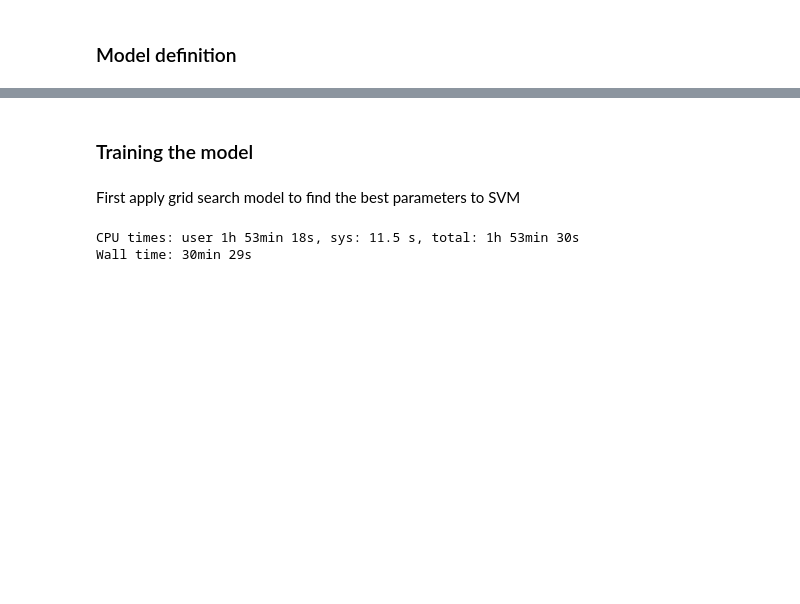
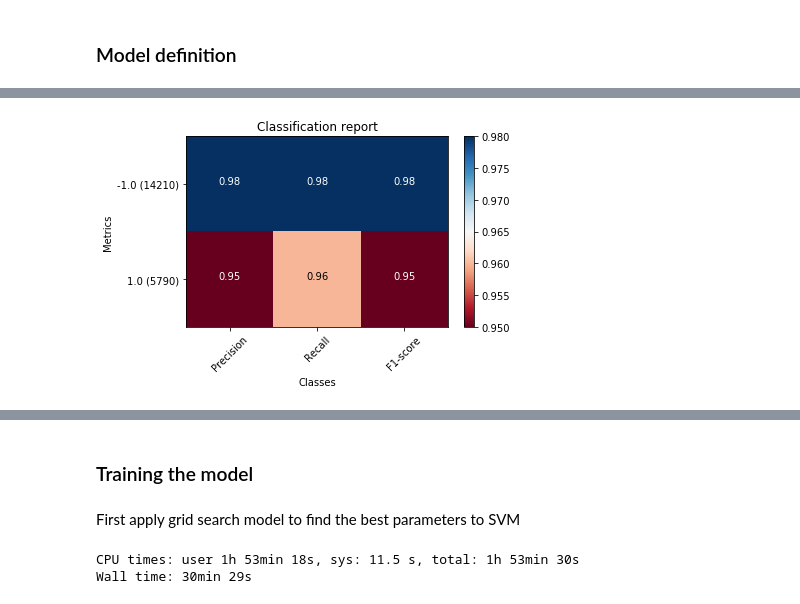
Before and after one commit to giordanoDaloisio/Data-Analysis-project, a Jupyter notebook: Project.ipynb, the cells around one changed output, grey strips where cells are left out. Cells and saved outputs as stored; diff of their text form; code cells hidden in the pictures; blank space fills up the shorter version.

```diff
--- a/Project.ipynb
+++ b/Project.ipynb
@@ -252,0 +309,7 @@ Here we try to train and test a SVM model with the raw data of our dataset, in p
+# %%
+index = random_index(x_test, index)
+pred = logreg.predict(x_test[index])
+# %%
+plot_classification_report(classification_report(y_test[index], pred))
+# %% [output]
+[figure, added]
```
Also changed, not shown: parts of 37 cells of this notebook.
